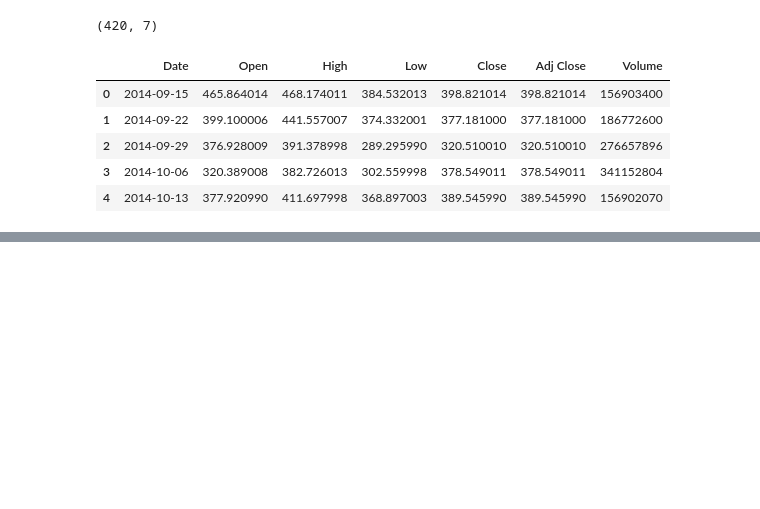
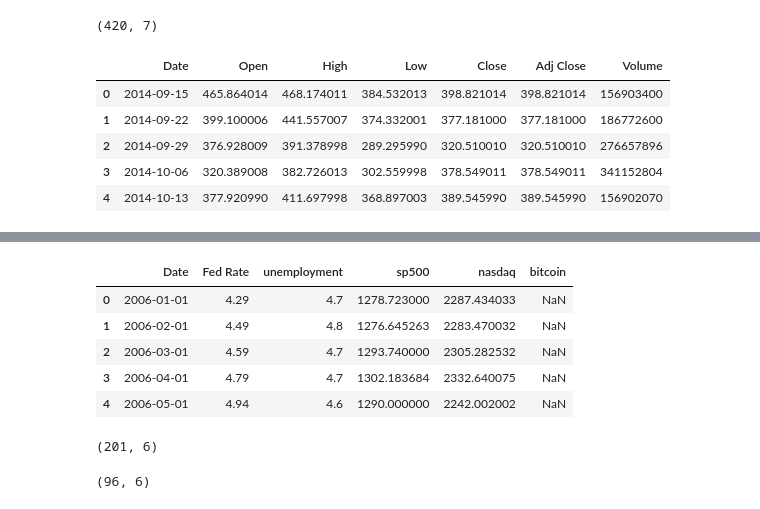
Before and after one commit to danhphan/gp_experiments, a Jupyter notebook: experiments/_data_preprocessing.ipynb, the cells around one changed output, grey strips where cells are left out. Cells and saved outputs as stored; diff of their text form; code cells hidden in the pictures; blank space fills up the shorter version.

Commit message:
add data preprocessing and economy_metrics dataset

```diff
--- a/experiments/_data_preprocessing.ipynb
+++ b/experiments/_data_preprocessing.ipynb
@@ -179,3 +202,8 @@ btc_df.tail()
 | 417 | 2022-09-12 | 21770.148438 | 22673.820313 | 19387.492188 | 19419.505859 | 19419.505859 | 261900187496 |
 | 418 | 2022-09-19 | 19418.572266 | 19639.480469 | 18390.318359 | 18890.789063 | 18890.789063 | 76968349132 |
 | 419 | 2022-09-21 | 18883.615234 | 19031.361328 | 18883.615234 | 18988.322266 | 18988.322266 | 34801786880 |
+# %%
+btc_df["Date"] = pd.to_datetime(btc_df["Date"])
+btc_df = btc_df.rename(columns={"Adj Close":"bitcoin"})
+btc_df = btc_df[["Date", "bitcoin"]]
+btc_df.head()
@@ -181,0 +217,5 @@ btc_df.tail()
+# %%
+# Get monthly average
+btc_df = btc_df.groupby(pd.PeriodIndex(btc_df['Date'], freq="M"))['bitcoin'].mean().reset_index()
+btc_df["Date"] = btc_df["Date"].dt.strftime('%Y-%m-01')
+btc_df.head()
@@ -181,0 +231,6 @@ btc_df.tail()
+# %%
+# Create a monthly date range
+date_range = pd.date_range(start='1/1/2006', end='10/1/2022', freq='M')
+df = pd.DataFrame({"Date": date_range})
+df["Date"] = df["Date"].to_numpy().astype('datetime64[M]')
+df.head()
@@ -181,0 +244,23 @@ btc_df.tail()
+# %%
+df_list = [fed_df, uem_df, sp5_df, ndq_df, btc_df]
+for adf in df_list:
+    adf["Date"] = pd.to_datetime(adf["Date"])
+    df = df.merge(adf, how='left', on='Date')
+# %%
+df.head()
+# %% [output]
+|  | Date | Fed Rate | unemployment | sp500 | nasdaq | bitcoin |
+| 0 | 2006-01-01 | 4.29 | 4.7 | 1278.723000 | 2287.434033 | NaN |
+| 1 | 2006-02-01 | 4.49 | 4.8 | 1276.645263 | 2283.470032 | NaN |
+| 2 | 2006-03-01 | 4.59 | 4.7 | 1293.740000 | 2305.282532 | NaN |
+| 3 | 2006-04-01 | 4.79 | 4.7 | 1302.183684 | 2332.640075 | NaN |
+| 4 | 2006-05-01 | 4.94 | 4.6 | 1290.000000 | 2242.002002 | NaN |
+# %%
+df.shape
+# %% [output]
+(201, 6)
+# %%
+df = df.dropna()
+df.shape
+# %% [output]
+(96, 6)
```
Also changed, not shown: parts of 28 cells of this notebook, 1 other file.
